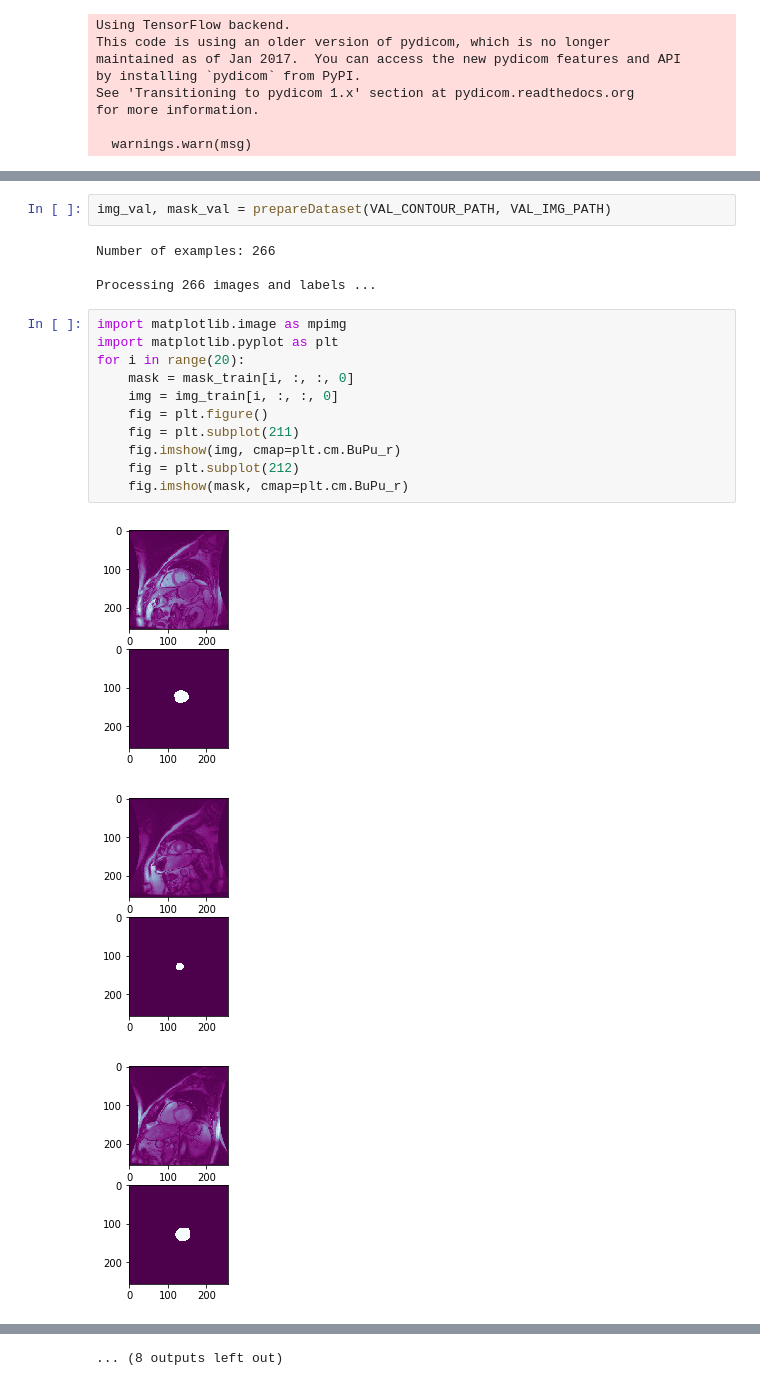
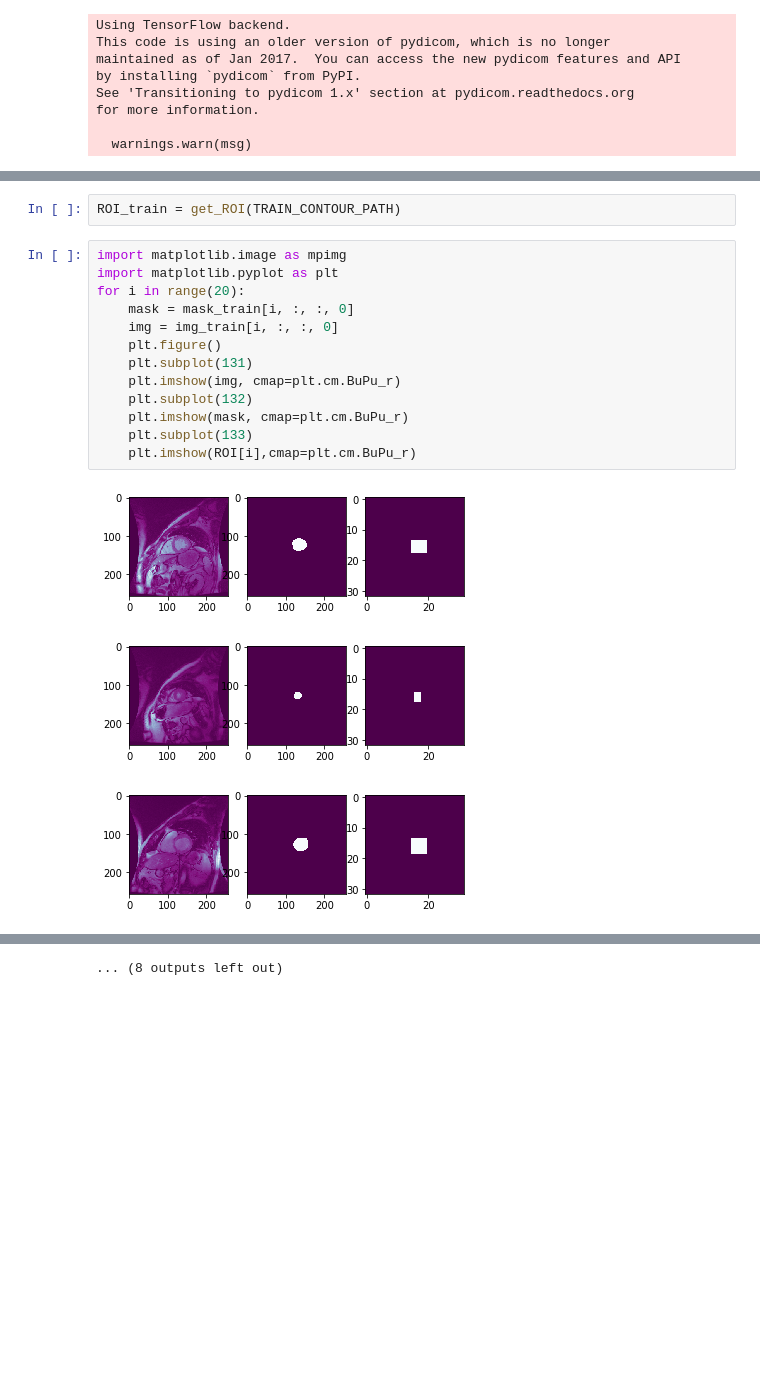
Before and after one commit to qqu0127/LV-segmentation, a Jupyter notebook: demo.ipynb, the cells around one changed output, grey strips where cells are left out. Cells and saved outputs as stored; diff of their text form; blank space fills up the shorter version.

```diff
--- a/demo.ipynb
+++ b/demo.ipynb
@@ -26,21 +30,19 @@ Processing 279 images and labels ...
-# %%
-img_val, mask_val = prepareDataset(VAL_CONTOUR_PATH, VAL_IMG_PATH)
-# %% [output]
-Number of examples: 266
-
-Processing 266 images and labels ...
+# %%
+ROI_train = get_ROI(TRAIN_CONTOUR_PATH)
 # %%
 import matplotlib.image as mpimg
 import matplotlib.pyplot as plt
 for i in range(20):
     mask = mask_train[i, :, :, 0]
     img = img_train[i, :, :, 0]
-    fig = plt.figure()
-    fig = plt.subplot(211)
-    fig.imshow(img, cmap=plt.cm.BuPu_r)
-    fig = plt.subplot(212)
-    fig.imshow(mask, cmap=plt.cm.BuPu_r)
+    plt.figure()
+    plt.subplot(131)
+    plt.imshow(img, cmap=plt.cm.BuPu_r)
+    plt.subplot(132)
+    plt.imshow(mask, cmap=plt.cm.BuPu_r)
+    plt.subplot(133)
+    plt.imshow(ROI[i],cmap=plt.cm.BuPu_r)
 # %% [output]
-[figure, old version]
+[figure, new version]
-[figure, old version]
+[figure, new version]
-[figure, old version]
+[figure, new version]
```
Also changed, not shown: parts of 8 cells of this notebook, 6 other files.
